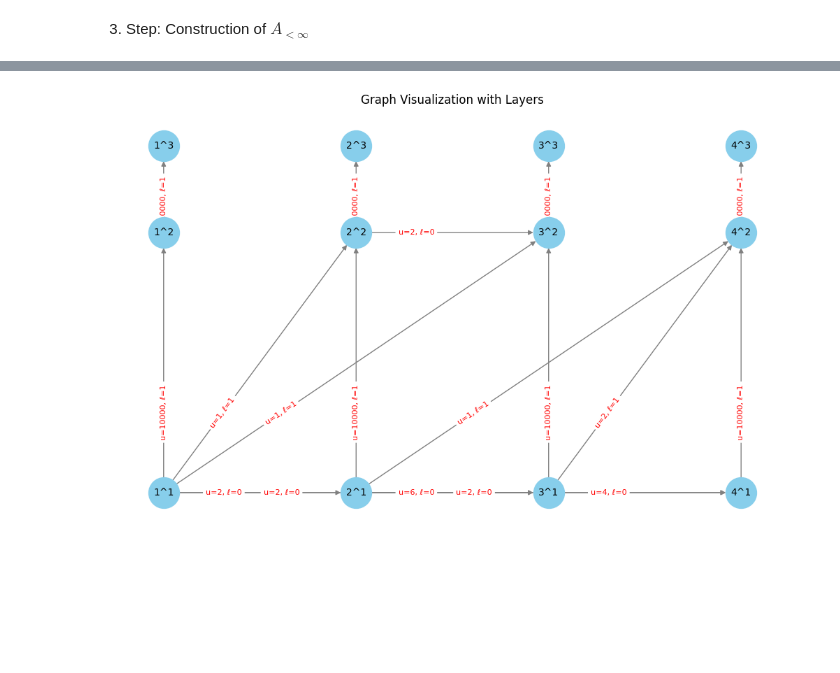
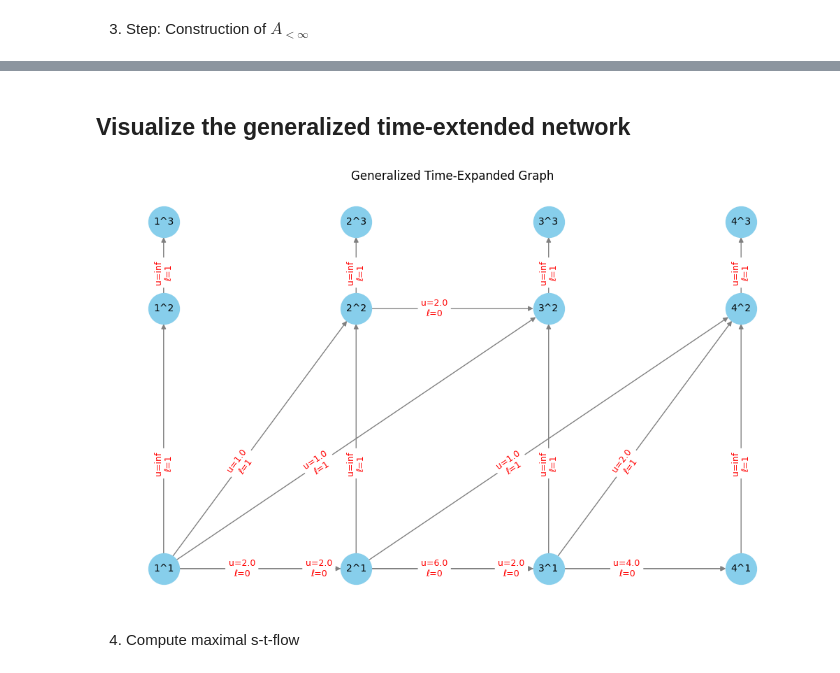
Before and after one commit to Flosecco/transshipments_over_time, a Jupyter notebook: test_notebook_index.ipynb, the cells around one changed output, grey strips where cells are left out. Saved outputs shown, nothing was run; the diff lists cells and outputs as text; code cells hidden in the pictures; blank space fills up the shorter version.

```diff
--- a/test_notebook_index.ipynb
+++ b/test_notebook_index.ipynb
@@ -140,4 +111,3 @@ def cut_capacity(graph, set_from, set_to):
 # %%
-df_fin = initialize_A_fin(arcs, time_points, capacities, transit_times)
-(df_fin[df_fin.length == 1])[df_fin.alpha_w !=4]
+df_fin = create_A_fin(arcs, time_points, capacities, transit_times, index_to_alpha)
 # %% [output]
@@ -269,41 +153,8 @@ df[['v^i', 'w^j', 'capacity', 'length', 'alpha_v', 'alpha_w']]
-# %%
-import networkx as nx
-import matplotlib.pyplot as plt
-
-# Create a directed graph
-G = nx.DiGraph()
-
-# Add edges to the graph along with attributes
-for _, row in df.iterrows():
-    G.add_edge(row['v^i'], row['w^j'], capacity=row['capacity'], length=row['length'])
-
-# Set node positions based on layers alpha_v and alpha_w
-pos = {}
-layer_gap = 5
-node_gap = 1
-
-for _, row in df.iterrows():
-    v, w = row['v^i'], row['w^j']
-    pos[v] = (int(v.split('^')[0]) * node_gap, row['alpha_v'] * layer_gap)
-    pos[w] = (int(w.split('^')[0]) * node_gap, row['alpha_w'] * layer_gap)
-
-# Draw the graph
-plt.figure(figsize=(10, 6))
-nx.draw(
-    G, pos,
-    with_labels=True,
-    node_color='skyblue',
-    node_size=1000,
-    edge_color='gray',
-    arrows=True,
-    font_size=10,
-)
-
-# Add edge labels (capacity or length)
-edge_labels = {(row['v^i'], row['w^j']): f"u={row['capacity']}, ℓ={row['length']}" for _, row in df.iterrows()}
-nx.draw_networkx_edge_labels(G, pos, edge_labels=edge_labels,label_pos=0.3, font_color='red', font_size=8)
-
-plt.title("Graph Visualization with Layers")
-plt.show()
-# %% [output]
-[figure, removed]
+# %% [markdown]
+## Visualize the generalized time-extended network
+# %%
+plot_GTEN(df, 'v^i', 'w^j', 'capacity', 'length', 'alpha_v', 'alpha_w')
+# %% [output]
+[figure, added]
+# %% [markdown]
+4. Compute maximal s-t-flow
```
Also changed, not shown: parts of 9 cells of this notebook, 6 other files.
